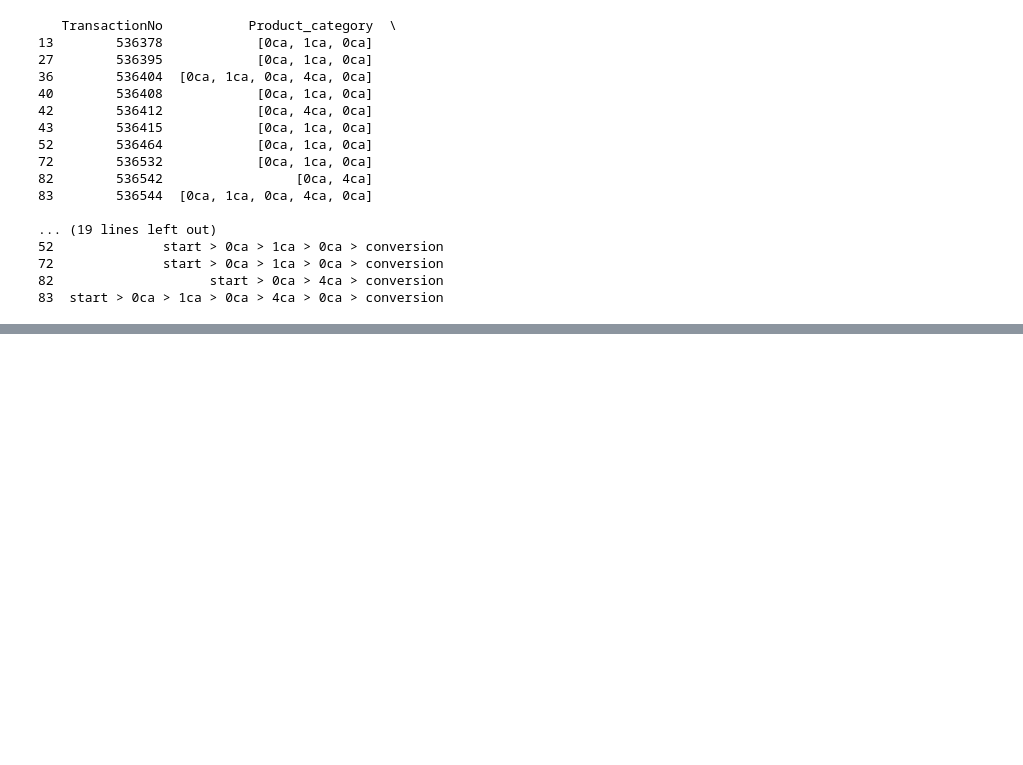
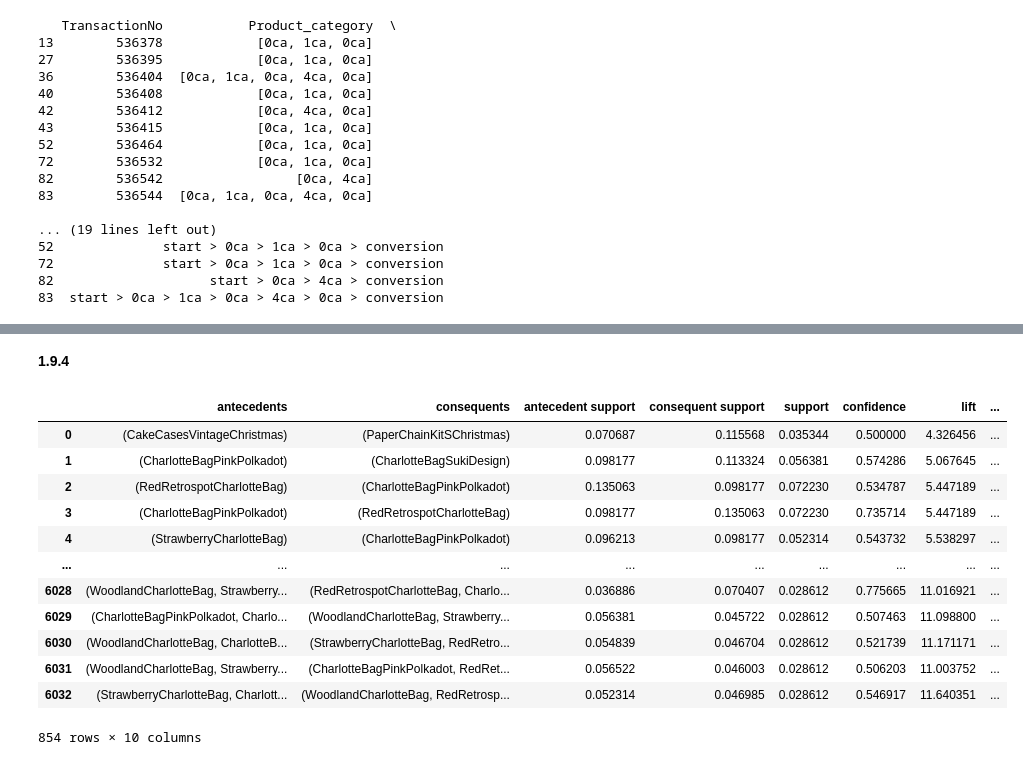
Before and after one commit to alireza-montazeri/SIT742-Assignment-2, a Jupyter notebook: SIT742Task2.ipynb, the cells around one changed output, grey strips where cells are left out. Cells and saved outputs as stored; diff of their text form; code cells hidden in the pictures; blank space fills up the shorter version.

```diff
--- a/SIT742Task2.ipynb
+++ b/SIT742Task2.ipynb
@@ -464,0 +553,14 @@ print(df_2.head(10))
+# %%
+import pandas as pd
+# lets filter out the negative quantity transactions
+f_df =df[df['Quantity']>0]
+# Lets rank the products based on sum of quantity
+top100 = f_df.groupby('productName_process')['Quantity'].sum().nlargest(100).index # selecting the top 100
+# Now lets build the transaction level product data frame
+df_top = f_df[f_df['productName_process'].isin(top100)]
+# To use the pivot function we have to handle duplicate entries, hence i have aggregated the quantities
+df_top_a = df_top.groupby(['TransactionNo', 'productName_process'])['Quantity'].sum().reset_index()
+# Lets use pivot function of pandas
+t_df = df_top_a.pivot(index='TransactionNo',columns='productName_process',values='Quantity')
+t_df = t_df.fillna(0) # Replacing the NaN values with 0
+t_df.tail() #lets view the last 5 rows
@@ -464,0 +578,10 @@ print(df_2.head(10))
+# %%
+from mlxtend.frequent_patterns import apriori, association_rules
+# Filtering out transactions that have 4 or more items
+t_df['item_count'] = (t_df>0).sum(axis = 1) # creating a column item_count with the total count of items
+t_dfs = t_df[t_df['item_count']>= 4] # creating a dataframe with item_count greater than 4
+t_d = t_dfs.drop('item_count',axis=1) # dropping the item count column
+t_d = t_d.applymap(lambda x: 1 if x>0 else 0) # converting the data frame to binary so that it can be evaluated by apriori function
+# lets run the apriori function with minimum support of 1.5%
+freq_itemset = apriori(t_d, min_support=0.015,use_colnames=True)
+freq_itemset.head()
@@ -464,0 +611,33 @@ print(df_2.head(10))
+# %% [markdown]
+**1.9.4**
+# %%
+# Example 1 with support >=2.5%, confidence >=50% and Lift >=2
+Ex1 = association_rules(freq_itemset,metric = 'confidence',min_threshold = 0.5)
+Ex1 = Ex1[Ex1['lift']>=2]
+Ex1 = Ex1[Ex1['support']>=0.025]
+
+# Example 2 with support >=3%, confidence >=60% and Lift >=5
+Ex2 = association_rules(freq_itemset,metric = 'confidence',min_threshold = 0.6)
+Ex2 = Ex2[Ex2['lift']>=5]
+Ex2 = Ex2[Ex2['support']>=0.03]
+
+# Example 3 with support >=1.5%, confidence >=40% and Lift >=3
+Ex3 = association_rules(freq_itemset,metric = 'confidence',min_threshold = 0.4)
+Ex3 = Ex3[Ex3['lift']>=3]
+Ex3 = Ex3[Ex3['support']>=0.015]
+# %%
+Ex1
+# %% [output]
+|  | antecedents | consequents | antecedent support | consequent support | support | confidence | lift | ... |
+| 0 | (CakeCasesVintageChristmas) | (PaperChainKitSChristmas) | 0.070687 | 0.115568 | 0.035344 | 0.500000 | 4.326456 | ... |
+| 1 | (CharlotteBagPinkPolkadot) | (CharlotteBagSukiDesign) | 0.098177 | 0.113324 | 0.056381 | 0.574286 | 5.067645 | ... |
+| 2 | (RedRetrospotCharlotteBag) | (CharlotteBagPinkPolkadot) | 0.135063 | 0.098177 | 0.072230 | 0.534787 | 5.447189 | ... |
+| 3 | (CharlotteBagPinkPolkadot) | (RedRetrospotCharlotteBag) | 0.098177 | 0.135063 | 0.072230 | 0.735714 | 5.447189 | ... |
+| 4 | (StrawberryCharlotteBag) | (CharlotteBagPinkPolkadot) | 0.096213 | 0.098177 | 0.052314 | 0.543732 | 5.538297 | ... |
+| ... | ... | ... | ... | ... | ... | ... | ... | ... |
+| 6028 | (WoodlandCharlotteBag, Strawberry... | (RedRetrospotCharlotteBag, Charlo... | 0.036886 | 0.070407 | 0.028612 | 0.775665 | 11.016921 | ... |
+| 6029 | (CharlotteBagPinkPolkadot, Charlo... | (WoodlandCharlotteBag, Strawberry... | 0.056381 | 0.045722 | 0.028612 | 0.507463 | 11.098800 | ... |
+| 6030 | (WoodlandCharlotteBag, CharlotteB... | (StrawberryCharlotteBag, RedRetro... | 0.054839 | 0.046704 | 0.028612 | 0.521739 | 11.171171 | ... |
+| 6031 | (WoodlandCharlotteBag, Strawberry... | (CharlotteBagPinkPolkadot, RedRet... | 0.056522 | 0.046003 | 0.028612 | 0.506203 | 11.003752 | ... |
+| 6032 | (StrawberryCharlotteBag, Charlott... | (WoodlandCharlotteBag, RedRetrosp... | 0.052314 | 0.046985 | 0.028612 | 0.546917 | 11.640351 | ... |
+854 rows × 10 columns
```
Also changed, not shown: parts of 36 cells of this notebook.
